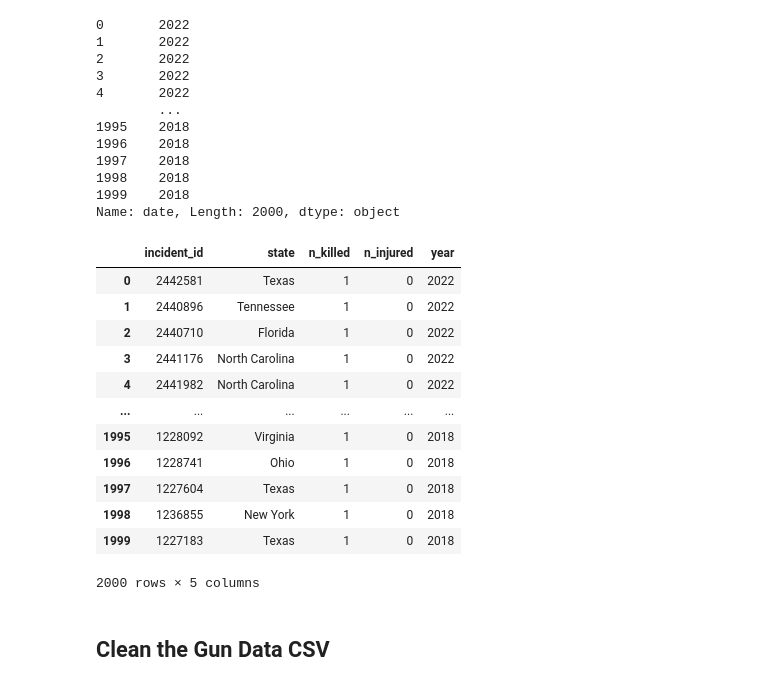
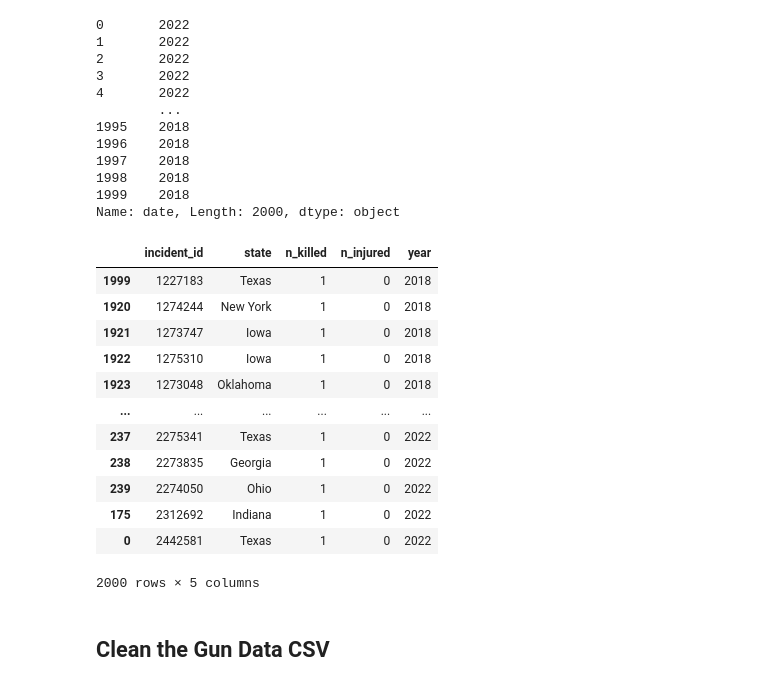
Before and after one commit to HopeAkrout/Final_Project, a Jupyter notebook: Final Project Data.ipynb, the cells around one changed output. Drawn from its saved outputs; the diff is of its cells as text; code cells hidden in the pictures.

```diff
--- a/Final Project Data.ipynb
+++ b/Final Project Data.ipynb
@@ -64,20 +64,21 @@ accidental_deaths.rename(columns={'Incident ID':'incident_id', "State":'state',
 # %%
 accidental_deaths = accidental_deaths.drop(['Operations', 'Address', 'Incident Date', 'month', 'day', 'City Or County'], axis=1)
 # %%
+accidental_deaths = accidental_deaths.sort_values(['year'], ascending = True)
 accidental_deaths
 # %% [output]
 |  | incident_id | state | n_killed | n_injured | year |
+| 1999 | 1227183 | Texas | 1 | 0 | 2018 |
+| 1920 | 1274244 | New York | 1 | 0 | 2018 |
+| 1921 | 1273747 | Iowa | 1 | 0 | 2018 |
+| 1922 | 1275310 | Iowa | 1 | 0 | 2018 |
+| 1923 | 1273048 | Oklahoma | 1 | 0 | 2018 |
+| ... | ... | ... | ... | ... | ... |
+| 237 | 2275341 | Texas | 1 | 0 | 2022 |
+| 238 | 2273835 | Georgia | 1 | 0 | 2022 |
+| 239 | 2274050 | Ohio | 1 | 0 | 2022 |
+| 175 | 2312692 | Indiana | 1 | 0 | 2022 |
 | 0 | 2442581 | Texas | 1 | 0 | 2022 |
-| 1 | 2440896 | Tennessee | 1 | 0 | 2022 |
-| 2 | 2440710 | Florida | 1 | 0 | 2022 |
-| 3 | 2441176 | North Carolina | 1 | 0 | 2022 |
-| 4 | 2441982 | North Carolina | 1 | 0 | 2022 |
-| ... | ... | ... | ... | ... | ... |
-| 1995 | 1228092 | Virginia | 1 | 0 | 2018 |
-| 1996 | 1228741 | Ohio | 1 | 0 | 2018 |
-| 1997 | 1227604 | Texas | 1 | 0 | 2018 |
-| 1998 | 1236855 | New York | 1 | 0 | 2018 |
-| 1999 | 1227183 | Texas | 1 | 0 | 2018 |
 2000 rows × 5 columns
 # %% [markdown]
 ## Clean the Gun Data CSV
```
Also changed, not shown: parts of 10 cells of this notebook, 1 other file.
